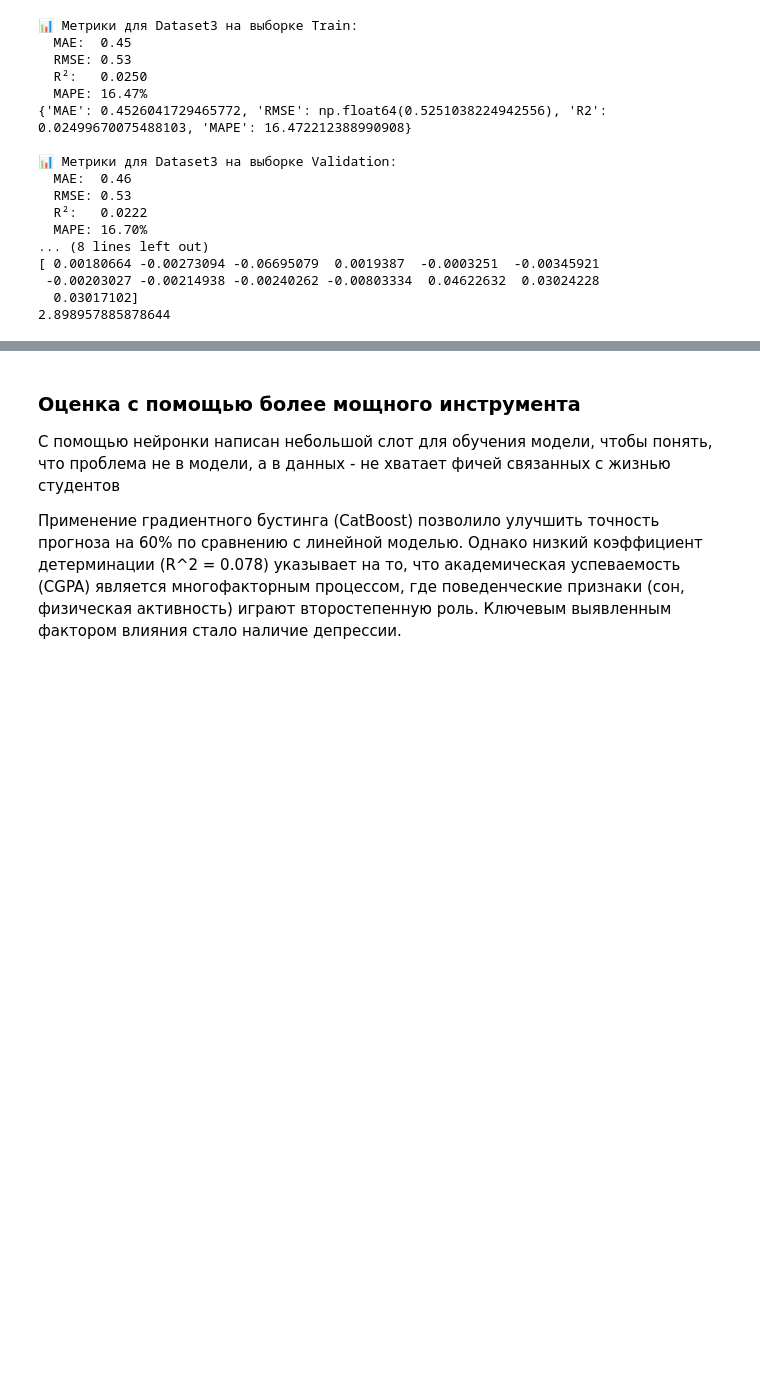
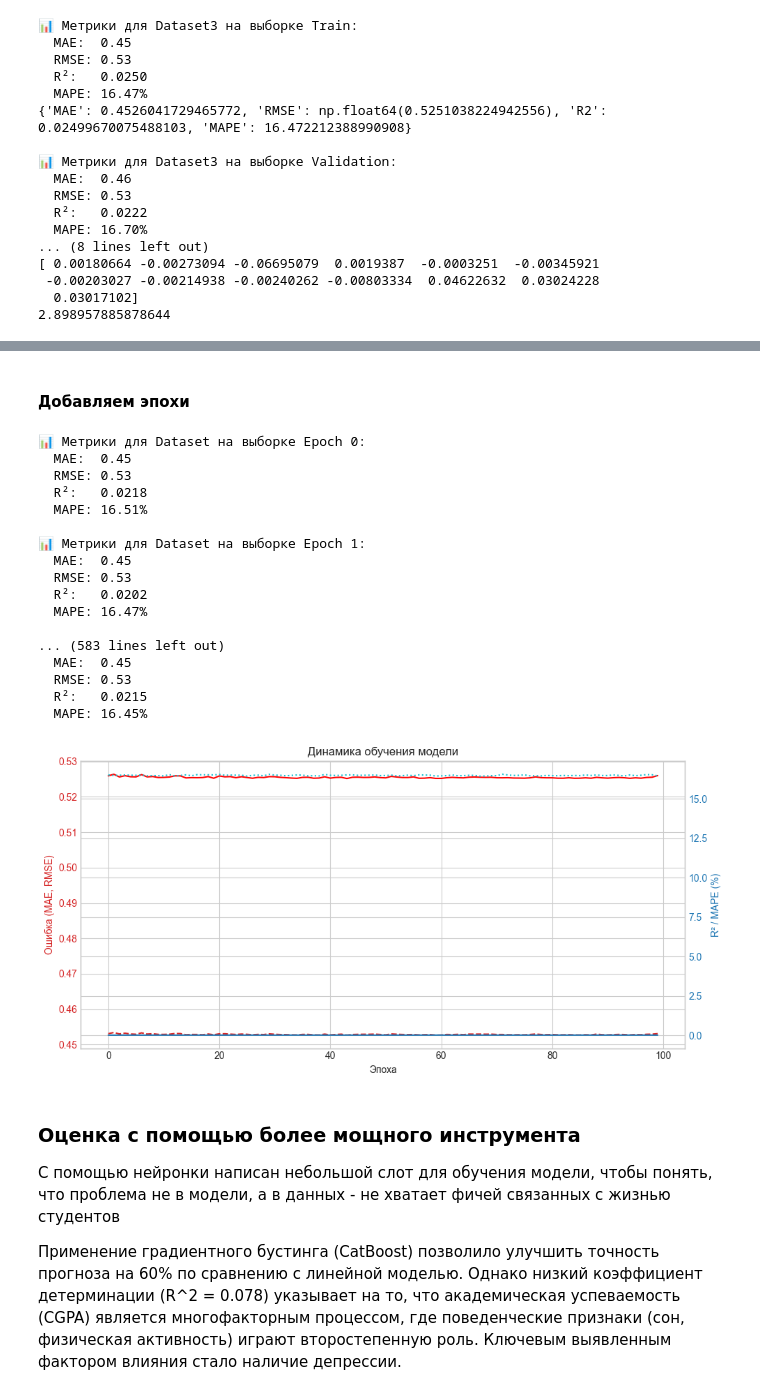
Before and after one commit to collhoun/Data_analysis_sem2, a Jupyter notebook: notebooks/main.ipynb, the cells around one changed output, grey strips where cells are left out. Drawn from its saved outputs; the diff is of its cells as text; code cells hidden in the pictures; blank space fills up the shorter version.

```diff
--- a/notebooks/main.ipynb
+++ b/notebooks/main.ipynb
@@ -475,6 +475,66 @@ plt.title('Важность признаков (Коэффициенты мод
 plt.show()
 # %% [output]
 [figure]
+# %% [markdown]
+#### Добавляем эпохи
+# %%
+from sklearn.linear_model import SGDRegressor
+import matplotlib.pyplot as plt
+
+model = SGDRegressor()
+history = {'MAE': [], 'RMSE': [], 'R2': [], 'MAPE': []}
+
+epochs = 100
+for epoch in range(epochs):
+    model.partial_fit(X_train_scaled_3, y_train_3)
+
+    y_pred = model.predict(X_train_scaled_3)
+    metrics = evaluate_model(y_train_3, y_pred, split_name=f"Epoch {epoch}")
+
+    # Сохраняем в историю
+    for key in history:
+        history[key].append(metrics[key])
+
+
+# Рисуем графики (разделяем по смыслу)
+fig, ax1 = plt.subplots(figsize=(10, 5))
+
+# Левая ось для ошибок (MAE, RMSE)
+ax1.set_xlabel('Эпоха')
+ax1.set_ylabel('Ошибка (MAE, RMSE)', color='tab:red')
+ax1.plot(history['MAE'],  color='tab:red', linestyle='--')
+ax1.plot(history['RMSE'], color='red')
+ax1.tick_params(axis='y', labelcolor='tab:red')
+
+# Правая ось для процентов и коэффициентов (R2, MAPE)
+ax2 = ax1.twinx()
+ax2.set_ylabel('R² / MAPE (%)', color='tab:blue')
+ax2.plot(history['R2'], color='tab:blue')
+ax2.plot(history['MAPE'], color='tab:cyan', linestyle=':')
+ax2.tick_params(axis='y', labelcolor='tab:blue')
+
+plt.title('Динамика обучения модели')
+fig.tight_layout()
+plt.show()
+# %% [output]
+📊 Метрики для Dataset на выборке Epoch 0:
+  MAE:  0.45
+  RMSE: 0.53
+  R²:   0.0218
+  MAPE: 16.51%
+
+📊 Метрики для Dataset на выборке Epoch 1:
+  MAE:  0.45
+  RMSE: 0.53
+  R²:   0.0202
+  MAPE: 16.47%
+
+... (583 lines left out)
+  MAE:  0.45
+  RMSE: 0.53
+  R²:   0.0215
+  MAPE: 16.45%
+[figure, added]
 # %% [markdown]
 ### Оценка с помощью более мощного инструмента
 
```
Also changed, not shown: parts of 13 cells of this notebook.
